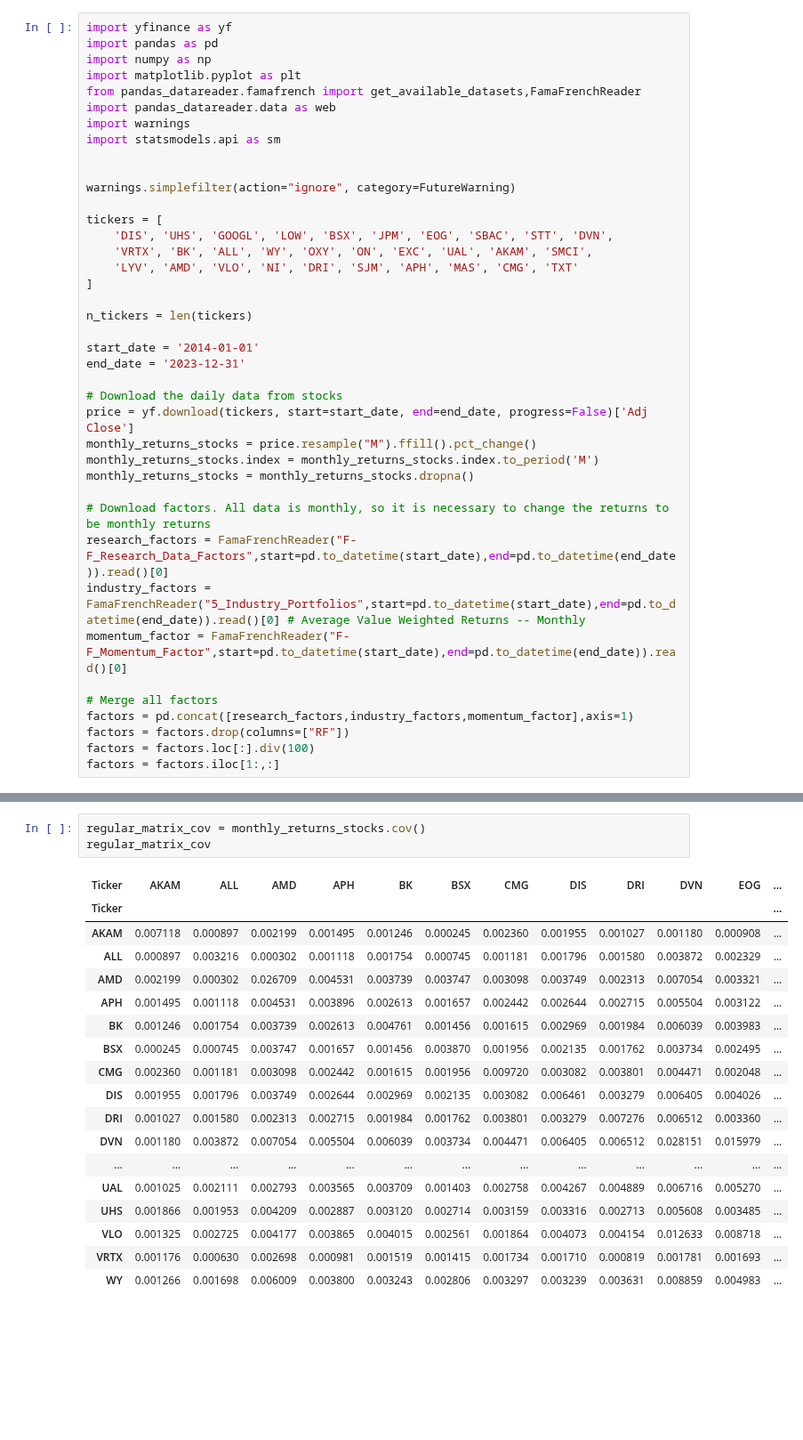
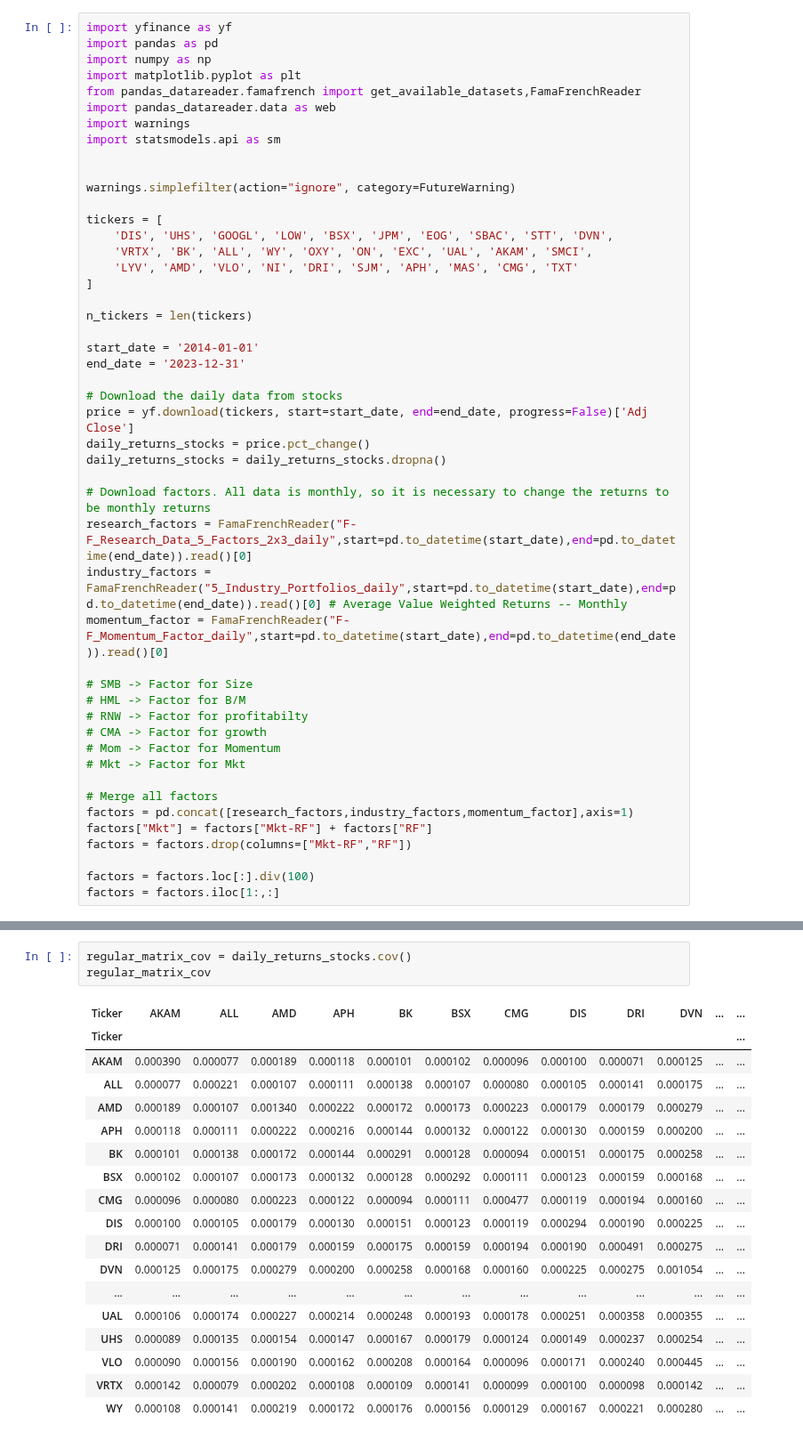
Before and after one commit to williankal/quant_fin, a Jupyter notebook: project2/code.ipynb, the cells around one changed output, grey strips where cells are left out. Shown at 89% size. Cells and saved outputs as stored; diff of their text form; blank space fills up the shorter version.

```diff
--- a/project2/code.ipynb
+++ b/project2/code.ipynb
@@ -24,18 +24,26 @@ end_date = '2023-12-31'
 
 # Download the daily data from stocks
 price = yf.download(tickers, start=start_date, end=end_date, progress=False)['Adj Close']
-monthly_returns_stocks = price.resample("M").ffill().pct_change()
-monthly_returns_stocks.index = monthly_returns_stocks.index.to_period('M')
-monthly_returns_stocks = monthly_returns_stocks.dropna()
+daily_returns_stocks = price.pct_change()
+daily_returns_stocks = daily_returns_stocks.dropna()
 
 # Download factors. All data is monthly, so it is necessary to change the returns to be monthly returns
-research_factors = FamaFrenchReader("F-F_Research_Data_Factors",start=pd.to_datetime(start_date),end=pd.to_datetime(end_date)).read()[0]
-industry_factors = FamaFrenchReader("5_Industry_Portfolios",start=pd.to_datetime(start_date),end=pd.to_datetime(end_date)).read()[0] # Average Value Weighted Returns -- Monthly
-momentum_factor = FamaFrenchReader("F-F_Momentum_Factor",start=pd.to_datetime(start_date),end=pd.to_datetime(end_date)).read()[0]
+research_factors = FamaFrenchReader("F-F_Research_Data_5_Factors_2x3_daily",start=pd.to_datetime(start_date),end=pd.to_datetime(end_date)).read()[0]
+industry_factors = FamaFrenchReader("5_Industry_Portfolios_daily",start=pd.to_datetime(start_date),end=pd.to_datetime(end_date)).read()[0] # Average Value Weighted Returns -- Monthly
+momentum_factor = FamaFrenchReader("F-F_Momentum_Factor_daily",start=pd.to_datetime(start_date),end=pd.to_datetime(end_date)).read()[0]
+
+# SMB -> Factor for Size
+# HML -> Factor for B/M
+# RNW -> Factor for profitabilty
+# CMA -> Factor for growth
+# Mom -> Factor for Momentum
+# Mkt -> Factor for Mkt
 
 # Merge all factors
 factors = pd.concat([research_factors,industry_factors,momentum_factor],axis=1)
-factors = factors.drop(columns=["RF"])
+factors["Mkt"] = factors["Mkt-RF"] + factors["RF"]
+factors = factors.drop(columns=["Mkt-RF","RF"])
+
 factors = factors.loc[:].div(100)
 factors = factors.iloc[1:,:]
 # %%
@@ -114,22 +124,22 @@ estimate_with_factors_cov_matrix
 # %%
-regular_matrix_cov = monthly_returns_stocks.cov()
+regular_matrix_cov = daily_returns_stocks.cov()
 regular_matrix_cov
 # %% [output]
-| Ticker | AKAM | ALL | AMD | APH | BK | BSX | CMG | DIS | DRI | DVN | EOG | ... |
+| Ticker | AKAM | ALL | AMD | APH | BK | BSX | CMG | DIS | DRI | DVN | ... | ... |
 | Ticker |  |  |  |  |  |  |  |  |  |  |  | ... |
-| AKAM | 0.007118 | 0.000897 | 0.002199 | 0.001495 | 0.001246 | 0.000245 | 0.002360 | 0.001955 | 0.001027 | 0.001180 | 0.000908 | ... |
-| ALL | 0.000897 | 0.003216 | 0.000302 | 0.001118 | 0.001754 | 0.000745 | 0.001181 | 0.001796 | 0.001580 | 0.003872 | 0.002329 | ... |
-| AMD | 0.002199 | 0.000302 | 0.026709 | 0.004531 | 0.003739 | 0.003747 | 0.003098 | 0.003749 | 0.002313 | 0.007054 | 0.003321 | ... |
-| APH | 0.001495 | 0.001118 | 0.004531 | 0.003896 | 0.002613 | 0.001657 | 0.002442 | 0.002644 | 0.002715 | 0.005504 | 0.003122 | ... |
-| BK | 0.001246 | 0.001754 | 0.003739 | 0.002613 | 0.004761 | 0.001456 | 0.001615 | 0.002969 | 0.001984 | 0.006039 | 0.003983 | ... |
-| BSX | 0.000245 | 0.000745 | 0.003747 | 0.001657 | 0.001456 | 0.003870 | 0.001956 | 0.002135 | 0.001762 | 0.003734 | 0.002495 | ... |
-| CMG | 0.002360 | 0.001181 | 0.003098 | 0.002442 | 0.001615 | 0.001956 | 0.009720 | 0.003082 | 0.003801 | 0.004471 | 0.002048 | ... |
-| DIS | 0.001955 | 0.001796 | 0.003749 | 0.002644 | 0.002969 | 0.002135 | 0.003082 | 0.006461 | 0.003279 | 0.006405 | 0.004026 | ... |
-| DRI | 0.001027 | 0.001580 | 0.002313 | 0.002715 | 0.001984 | 0.001762 | 0.003801 | 0.003279 | 0.007276 | 0.006512 | 0.003360 | ... |
-| DVN | 0.001180 | 0.003872 | 0.007054 | 0.005504 | 0.006039 | 0.003734 | 0.004471 | 0.006405 | 0.006512 | 0.028151 | 0.015979 | ... |
+| AKAM | 0.000390 | 0.000077 | 0.000189 | 0.000118 | 0.000101 | 0.000102 | 0.000096 | 0.000100 | 0.000071 | 0.000125 | ... | ... |
+| ALL | 0.000077 | 0.000221 | 0.000107 | 0.000111 | 0.000138 | 0.000107 | 0.000080 | 0.000105 | 0.000141 | 0.000175 | ... | ... |
+| AMD | 0.000189 | 0.000107 | 0.001340 | 0.000222 | 0.000172 | 0.000173 | 0.000223 | 0.000179 | 0.000179 | 0.000279 | ... | ... |
+| APH | 0.000118 | 0.000111 | 0.000222 | 0.000216 | 0.000144 | 0.000132 | 0.000122 | 0.000130 | 0.000159 | 0.000200 | ... | ... |
+| BK | 0.000101 | 0.000138 | 0.000172 | 0.000144 | 0.000291 | 0.000128 | 0.000094 | 0.000151 | 0.000175 | 0.000258 | ... | ... |
+| BSX | 0.000102 | 0.000107 | 0.000173 | 0.000132 | 0.000128 | 0.000292 | 0.000111 | 0.000123 | 0.000159 | 0.000168 | ... | ... |
+| CMG | 0.000096 | 0.000080 | 0.000223 | 0.000122 | 0.000094 | 0.000111 | 0.000477 | 0.000119 | 0.000194 | 0.000160 | ... | ... |
+| DIS | 0.000100 | 0.000105 | 0.000179 | 0.000130 | 0.000151 | 0.000123 | 0.000119 | 0.000294 | 0.000190 | 0.000225 | ... | ... |
+| DRI | 0.000071 | 0.000141 | 0.000179 | 0.000159 | 0.000175 | 0.000159 | 0.000194 | 0.000190 | 0.000491 | 0.000275 | ... | ... |
+| DVN | 0.000125 | 0.000175 | 0.000279 | 0.000200 | 0.000258 | 0.000168 | 0.000160 | 0.000225 | 0.000275 | 0.001054 | ... | ... |
 | ... | ... | ... | ... | ... | ... | ... | ... | ... | ... | ... | ... | ... |
-| UAL | 0.001025 | 0.002111 | 0.002793 | 0.003565 | 0.003709 | 0.001403 | 0.002758 | 0.004267 | 0.004889 | 0.006716 | 0.005270 | ... |
-| UHS | 0.001866 | 0.001953 | 0.004209 | 0.002887 | 0.003120 | 0.002714 | 0.003159 | 0.003316 | 0.002713 | 0.005608 | 0.003485 | ... |
-| VLO | 0.001325 | 0.002725 | 0.004177 | 0.003865 | 0.004015 | 0.002561 | 0.001864 | 0.004073 | 0.004154 | 0.012633 | 0.008718 | ... |
-| VRTX | 0.001176 | 0.000630 | 0.002698 | 0.000981 | 0.001519 | 0.001415 | 0.001734 | 0.001710 | 0.000819 | 0.001781 | 0.001693 | ... |
-| WY | 0.001266 | 0.001698 | 0.006009 | 0.003800 | 0.003243 | 0.002806 | 0.003297 | 0.003239 | 0.003631 | 0.008859 | 0.004983 | ... |
+| UAL | 0.000106 | 0.000174 | 0.000227 | 0.000214 | 0.000248 | 0.000193 | 0.000178 | 0.000251 | 0.000358 | 0.000355 | ... | ... |
+| UHS | 0.000089 | 0.000135 | 0.000154 | 0.000147 | 0.000167 | 0.000179 | 0.000124 | 0.000149 | 0.000237 | 0.000254 | ... | ... |
+| VLO | 0.000090 | 0.000156 | 0.000190 | 0.000162 | 0.000208 | 0.000164 | 0.000096 | 0.000171 | 0.000240 | 0.000445 | ... | ... |
+| VRTX | 0.000142 | 0.000079 | 0.000202 | 0.000108 | 0.000109 | 0.000141 | 0.000099 | 0.000100 | 0.000098 | 0.000142 | ... | ... |
+| WY | 0.000108 | 0.000141 | 0.000219 | 0.000172 | 0.000176 | 0.000156 | 0.000129 | 0.000167 | 0.000221 | 0.000280 | ... | ... |
```
Also changed, not shown: parts of 6 cells of this notebook.
